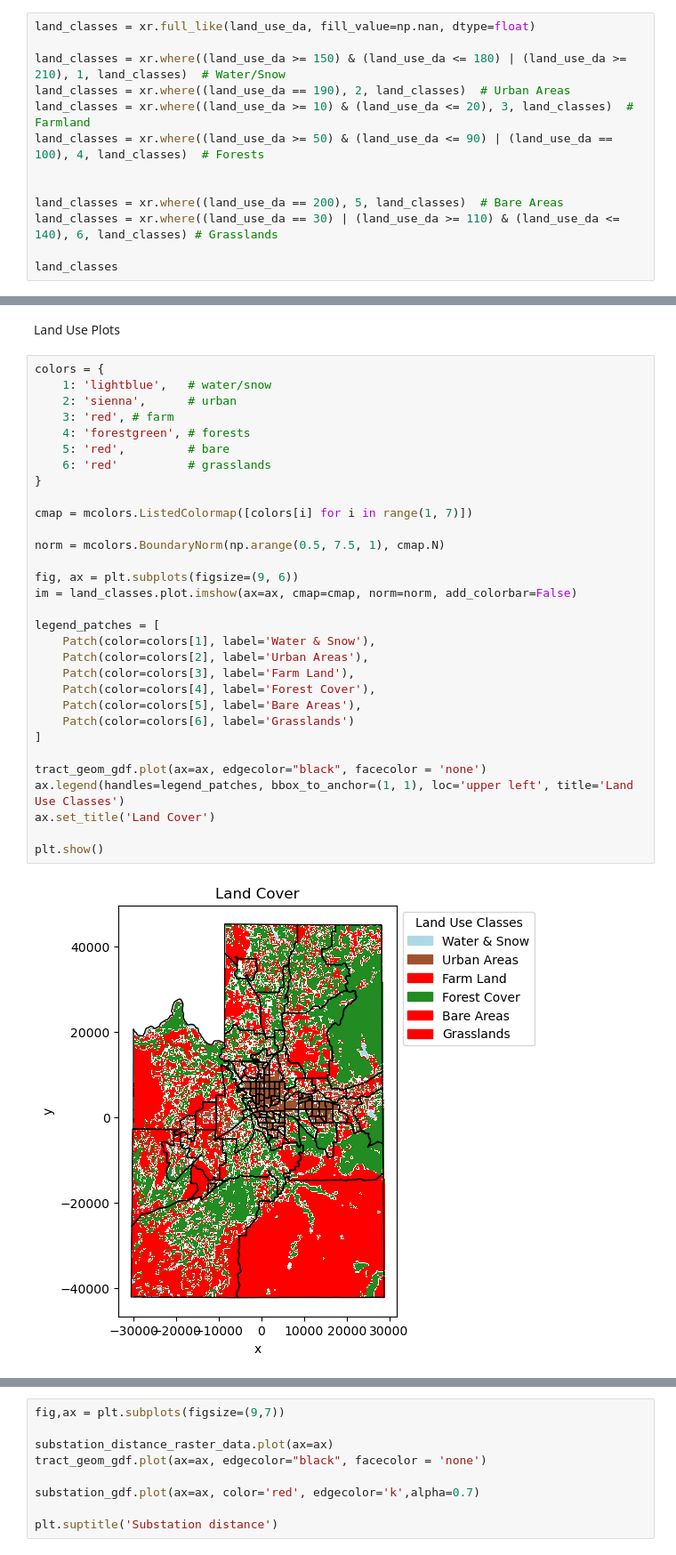
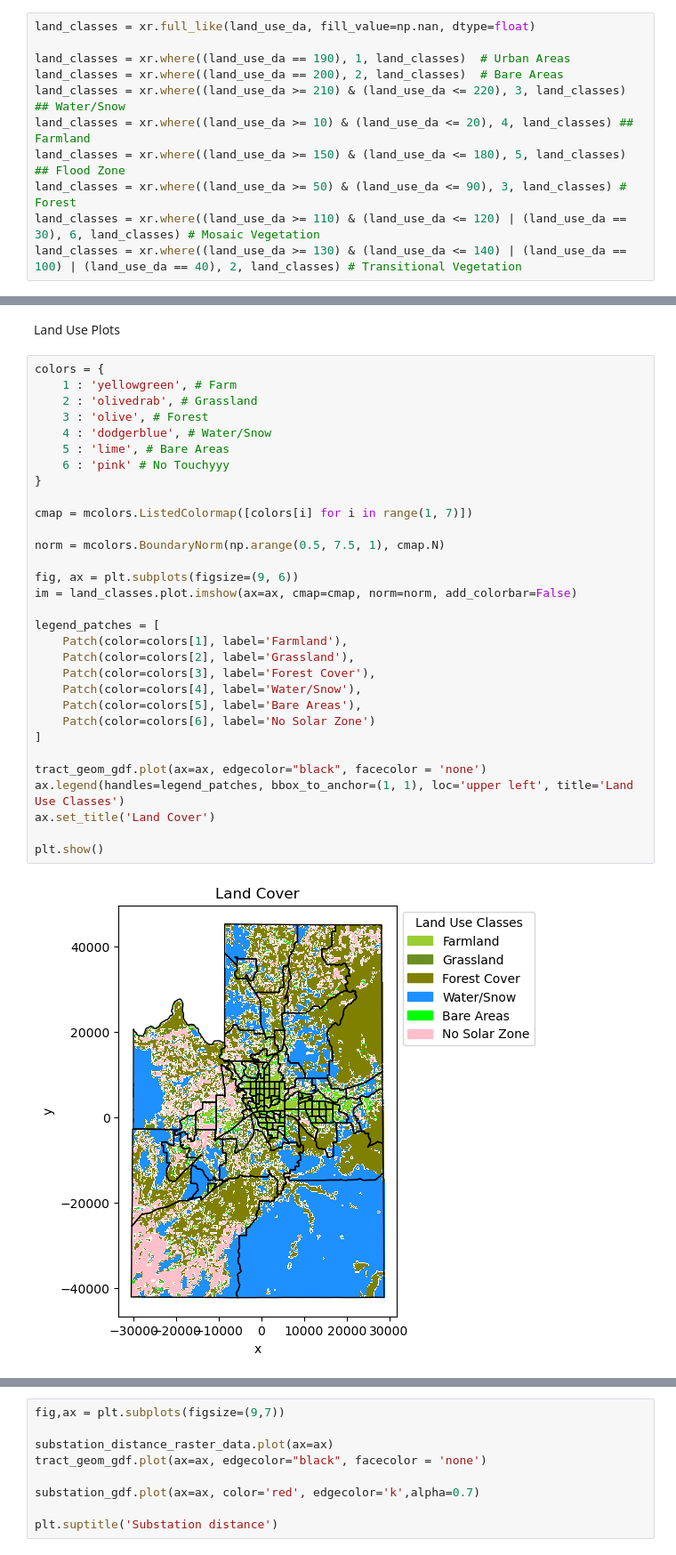
Before and after one commit to UW-GDA/Solar-Energy-Feasibility, a Jupyter notebook: Final_AREEBA.ipynb, the cells around one changed output, grey strips where cells are left out. Shown at 89% size. Cells and saved outputs as stored; diff of their text form.

```diff
--- a/Final_AREEBA.ipynb
+++ b/Final_AREEBA.ipynb
@@ -303,13 +334,11 @@ substation_distance_raster_data = substation_distance_raster_data.rio.clip([cens
 # %%
 land_classes = xr.full_like(land_use_da, fill_value=np.nan, dtype=float)
 
-land_classes = xr.where((land_use_da >= 150) & (land_use_da <= 180) | (land_use_da >= 210), 1, land_classes)  # Water/Snow
-land_classes = xr.where((land_use_da == 190), 2, land_classes)  # Urban Areas
-land_classes = xr.where((land_use_da >= 10) & (land_use_da <= 20), 3, land_classes)  # Farmland
-land_classes = xr.where((land_use_da >= 50) & (land_use_da <= 90) | (land_use_da == 100), 4, land_classes)  # Forests
-
-
-land_classes = xr.where((land_use_da == 200), 5, land_classes)  # Bare Areas
-land_classes = xr.where((land_use_da == 30) | (land_use_da >= 110) & (land_use_da <= 140), 6, land_classes) # Grasslands
-
-land_classes
+land_classes = xr.where((land_use_da == 190), 1, land_classes)  # Urban Areas
+land_classes = xr.where((land_use_da == 200), 2, land_classes)  # Bare Areas
+land_classes = xr.where((land_use_da >= 210) & (land_use_da <= 220), 3, land_classes) ## Water/Snow
+land_classes = xr.where((land_use_da >= 10) & (land_use_da <= 20), 4, land_classes) ## Farmland
+land_classes = xr.where((land_use_da >= 150) & (land_use_da <= 180), 5, land_classes) ## Flood Zone
+land_classes = xr.where((land_use_da >= 50) & (land_use_da <= 90), 3, land_classes) # Forest
+land_classes = xr.where((land_use_da >= 110) & (land_use_da <= 120) | (land_use_da == 30), 6, land_classes) # Mosaic Vegetation
+land_classes = xr.where((land_use_da >= 130) & (land_use_da <= 140) | (land_use_da == 100) | (land_use_da == 40), 2, land_classes) # Transitional Vegetation
@@ -385,34 +416,34 @@ st
 Land Use Plots
 # %%
 colors = {
-    1: 'lightblue',   # water/snow
-    2: 'sienna',      # urban
-    3: 'red', # farm
-    4: 'forestgreen', # forests
-    5: 'red',         # bare
-    6: 'red'          # grasslands
+    1 : 'yellowgreen', # Farm
+    2 : 'olivedrab', # Grassland
+    3 : 'olive', # Forest
+    4 : 'dodgerblue', # Water/Snow
+    5 : 'lime', # Bare Areas
+    6 : 'pink' # No Touchyyy
 }
 
 cmap = mcolors.ListedColormap([colors[i] for i in range(1, 7)])
 
 norm = mcolors.BoundaryNorm(np.arange(0.5, 7.5, 1), cmap.N)
 
 fig, ax = plt.subplots(figsize=(9, 6))
 im = land_classes.plot.imshow(ax=ax, cmap=cmap, norm=norm, add_colorbar=False)
 
 legend_patches = [
-    Patch(color=colors[1], label='Water & Snow'),
-    Patch(color=colors[2], label='Urban Areas'),
-    Patch(color=colors[3], label='Farm Land'),
-    Patch(color=colors[4], label='Forest Cover'),
+    Patch(color=colors[1], label='Farmland'),
+    Patch(color=colors[2], label='Grassland'),
+    Patch(color=colors[3], label='Forest Cover'),
+    Patch(color=colors[4], label='Water/Snow'),
     Patch(color=colors[5], label='Bare Areas'),
-    Patch(color=colors[6], label='Grasslands')
+    Patch(color=colors[6], label='No Solar Zone')
 ]
 
 tract_geom_gdf.plot(ax=ax, edgecolor="black", facecolor = 'none')
 ax.legend(handles=legend_patches, bbox_to_anchor=(1, 1), loc='upper left', title='Land Use Classes')
 ax.set_title('Land Cover')
 
 plt.show()
 # %% [output]
-[figure, old version]
+[figure, new version]
```
Also changed, not shown: parts of 11 cells of this notebook.
